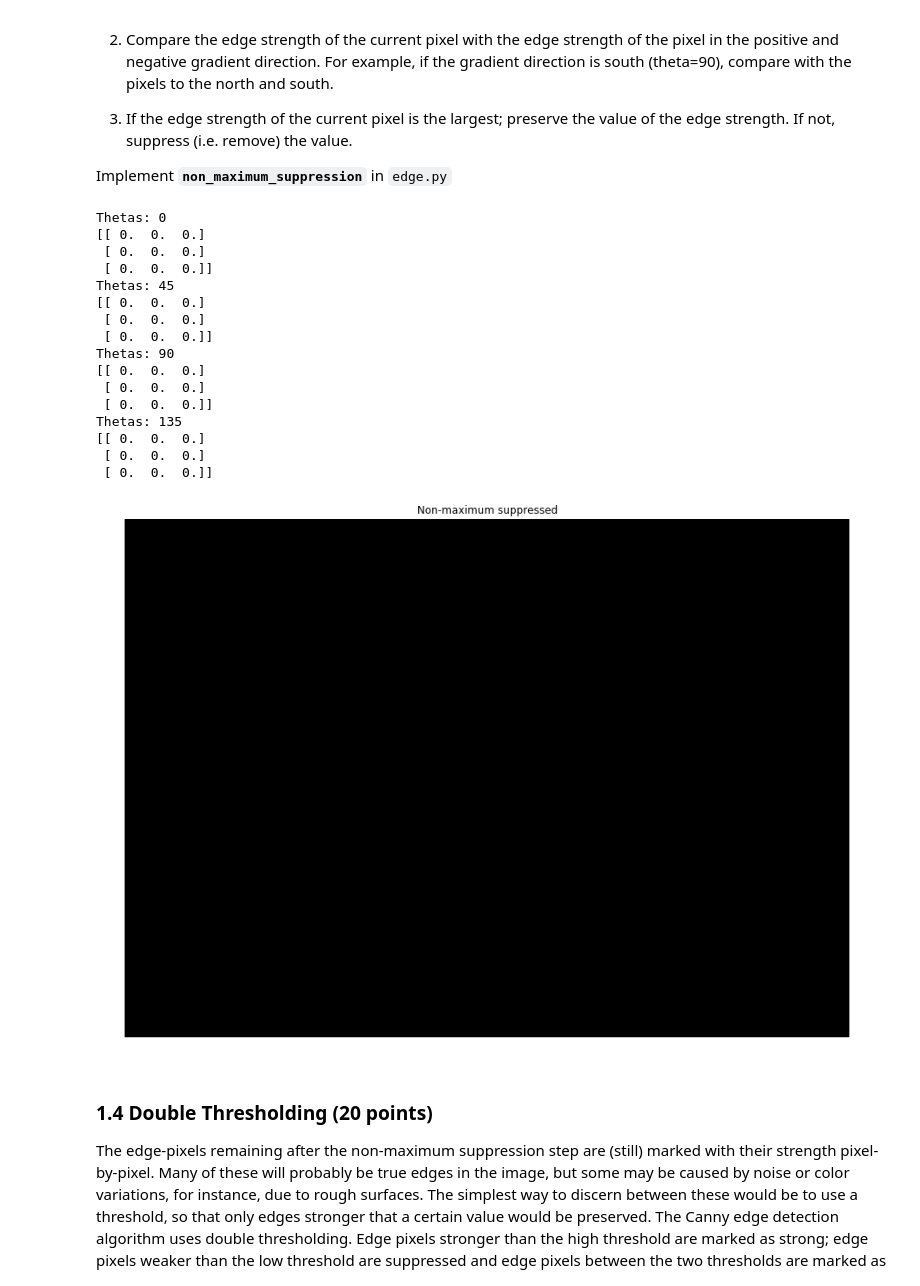
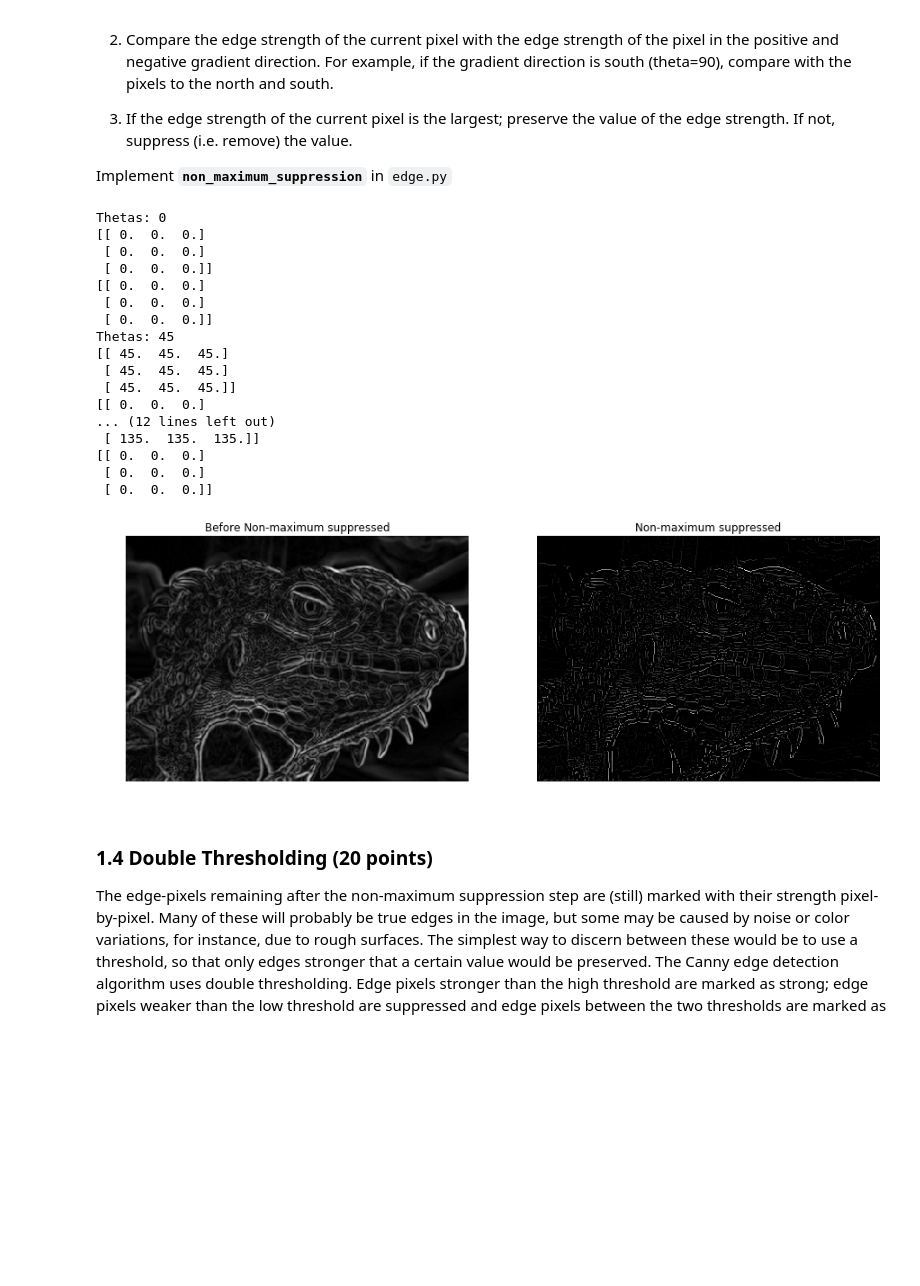
Before and after one commit to FengLoveBella/cs131-Computer-Vision-Foundations-and-Application, a Jupyter notebook: hw2_release/hw2.ipynb, the cells around one changed output. Saved outputs shown, nothing was run; the diff lists cells and outputs as text; code cells hidden in the pictures; blank space fills up the shorter version.

```diff
--- a/hw2_release/hw2.ipynb
+++ b/hw2_release/hw2.ipynb
@@ -221,4 +309,34 @@ $$
 Implement **`gradient`** in `edge.py` which takes in an image and outputs $G$ and $\Theta$.
 
 *-Hint: Use np.arctan2 to compute $\Theta$.*
+# %%
+def gradient(img):
+    """ Returns gradient magnitude and direction of input img.
+
+    Args:
+        img: Grayscale image. Numpy array of shape (H, W)
+
+    Returns:
+        G: Magnitude of gradient at each pixel in img.
+            Numpy array of shape (H, W)
+        theta: Direction(in degrees, 0 <= theta < 360) of gradient
+            at each pixel in img. Numpy array of shape (H, W)
+    """
+    G = np.zeros(img.shape)
+    theta = np.zeros(img.shape)
+
+    ### YOUR CODE HERE
+    Gx = partial_x(img)
+    Gy = partial_y(img)
+    G = np.sqrt(np.power(Gx,2)+np.power(Gy,2))
+    theta = np.arctan2(Gy,Gx) * 180 / np.pi
+    for i in range(theta.shape[0]):
+        for j in range(theta.shape[1]):
+            if theta[i][j] <0:
+                theta[i][j] += 360
+            if theta[i][j] >360:
+                theta[i][j] -= 360
+    ### END YOUR CODE
+
+    return G, theta
 # %%
@@ -251,5 +412,5 @@ Implement **`non_maximum_suppression`** in `edge.py`
 # %%
-from edge import non_maximum_suppression
+# from edge import non_maximum_suppression
 
 # Test input
 g = np.array(
@@ -263,32 +424,43 @@ g = np.array(
 for angle in range(0, 180, 45):
     print('Thetas:', angle)
     t = np.ones((3, 3)) * angle # Initialize theta
+    print(t)
     print(non_maximum_suppression(g, t))
 # %% [output]
 Thetas: 0
 [[ 0.  0.  0.]
  [ 0.  0.  0.]
  [ 0.  0.  0.]]
-Thetas: 45
 [[ 0.  0.  0.]
  [ 0.  0.  0.]
  [ 0.  0.  0.]]
-Thetas: 90
+Thetas: 45
+[[ 45.  45.  45.]
+ [ 45.  45.  45.]
+ [ 45.  45.  45.]]
+[[ 0.  0.  0.]
+... (12 lines left out)
+ [ 135.  135.  135.]]
 [[ 0.  0.  0.]
  [ 0.  0.  0.]
  [ 0.  0.  0.]]
-Thetas: 135
-[[ 0.  0.  0.]
- [ 0.  0.  0.]
- [ 0.  0.  0.]]
 # %%
 nms = non_maximum_suppression(G, theta)
+
+plt.subplot(1,2,1)
+plt.imshow(G)
+plt.title('Before Non-maximum suppressed')
+plt.axis('off')
+
+plt.subplot(1,2,2)
 plt.imshow(nms)
 plt.title('Non-maximum suppressed')
 plt.axis('off')
+
+
 plt.show()
 # %% [output]
-[figure, old version]
+[figure, new version]
 # %% [markdown]
 ### 1.4 Double Thresholding (20 points)
 
```
Also changed, not shown: parts of 21 cells of this notebook, 1 other file.
